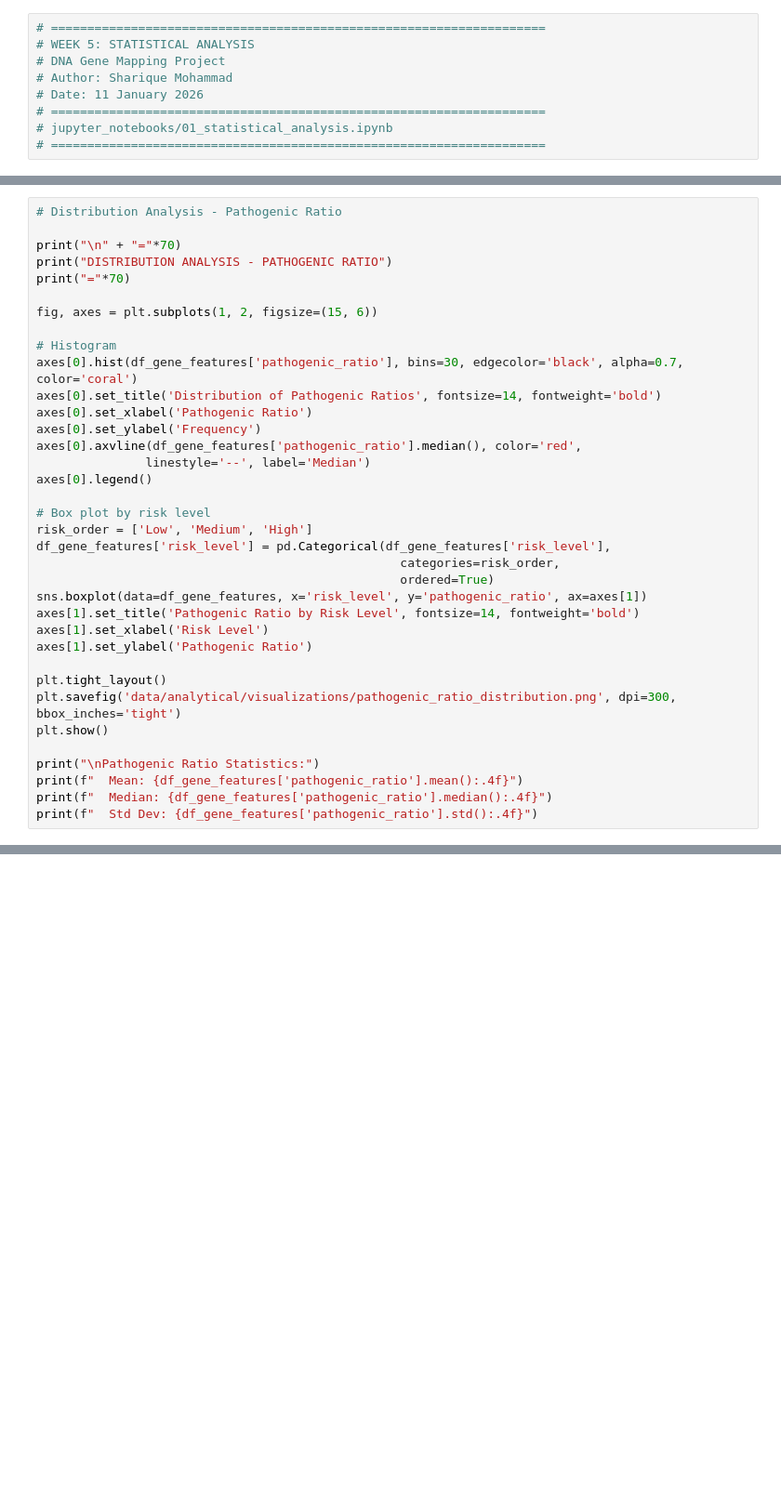
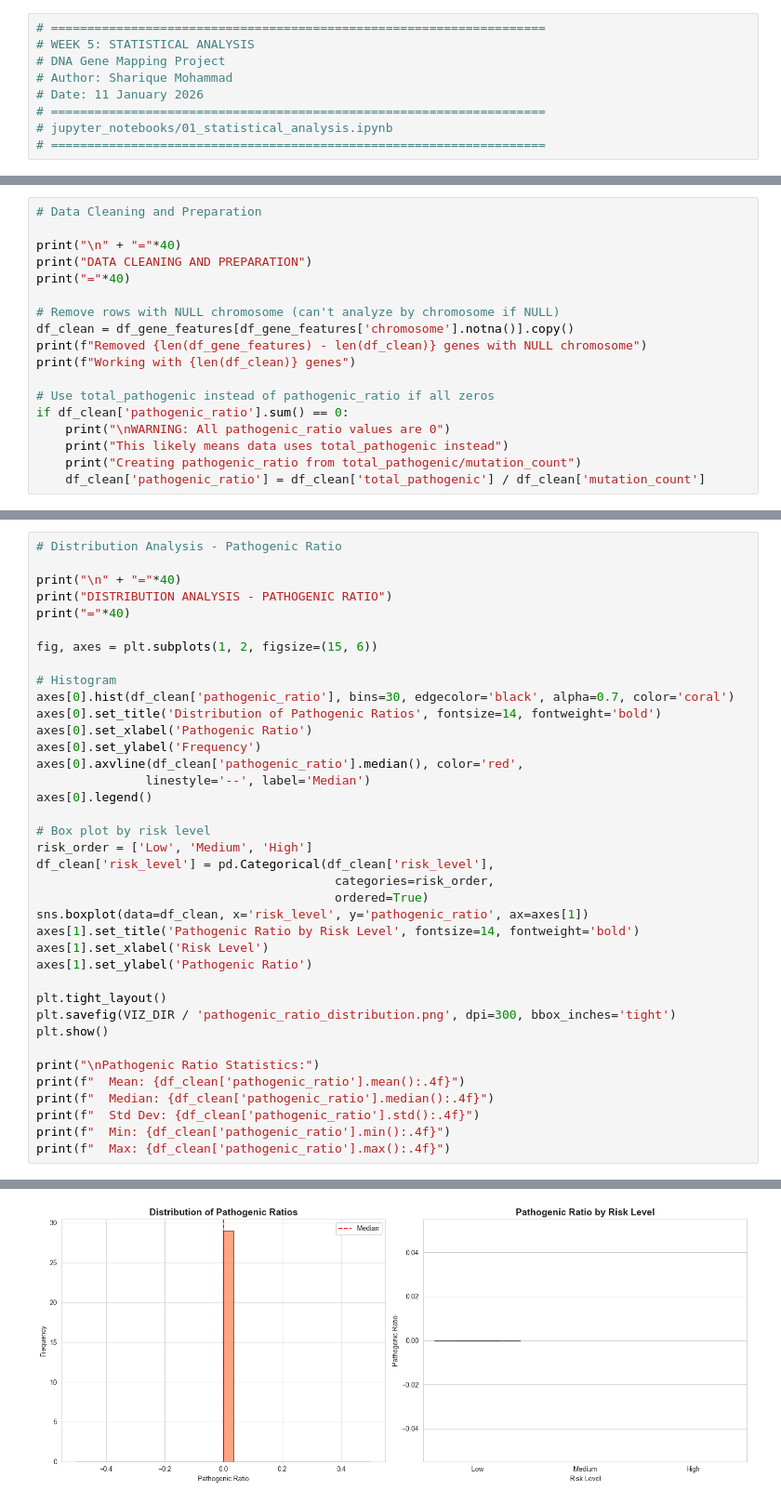
Before and after one commit to shariq02/genomic-variant-data-science-pipeline, a Jupyter notebook: jupyter_notebooks/01_statistical_analysis.ipynb, the cells around one changed output, grey strips where cells are left out. Shown at 93% size. Drawn from its saved outputs; the diff is of its cells as text; blank space fills up the shorter version.

Commit message:
data added + statistical analysis done

```diff
--- a/jupyter_notebooks/01_statistical_analysis.ipynb
+++ b/jupyter_notebooks/01_statistical_analysis.ipynb
@@ -82,0 +101,18 @@ print(f"Loaded {len(df_ml_features)} ML features")
+# %%
+# Data Cleaning and Preparation
+
+print("\n" + "="*40)
+print("DATA CLEANING AND PREPARATION")
+print("="*40)
+
+# Remove rows with NULL chromosome (can't analyze by chromosome if NULL)
+df_clean = df_gene_features[df_gene_features['chromosome'].notna()].copy()
+print(f"Removed {len(df_gene_features) - len(df_clean)} genes with NULL chromosome")
+print(f"Working with {len(df_clean)} genes")
+
+# Use total_pathogenic instead of pathogenic_ratio if all zeros
+if df_clean['pathogenic_ratio'].sum() == 0:
+    print("\nWARNING: All pathogenic_ratio values are 0")
+    print("This likely means data uses total_pathogenic instead")
+    print("Creating pathogenic_ratio from total_pathogenic/mutation_count")
+    df_clean['pathogenic_ratio'] = df_clean['total_pathogenic'] / df_clean['mutation_count']
@@ -167,36 +264,39 @@ else:
 # %%
 # Distribution Analysis - Pathogenic Ratio
 
-print("\n" + "="*70)
+print("\n" + "="*40)
 print("DISTRIBUTION ANALYSIS - PATHOGENIC RATIO")
-print("="*70)
+print("="*40)
 
 fig, axes = plt.subplots(1, 2, figsize=(15, 6))
 
 # Histogram
-axes[0].hist(df_gene_features['pathogenic_ratio'], bins=30, edgecolor='black', alpha=0.7, color='coral')
+axes[0].hist(df_clean['pathogenic_ratio'], bins=30, edgecolor='black', alpha=0.7, color='coral')
 axes[0].set_title('Distribution of Pathogenic Ratios', fontsize=14, fontweight='bold')
 axes[0].set_xlabel('Pathogenic Ratio')
 axes[0].set_ylabel('Frequency')
-axes[0].axvline(df_gene_features['pathogenic_ratio'].median(), color='red',
+axes[0].axvline(df_clean['pathogenic_ratio'].median(), color='red',
                linestyle='--', label='Median')
 axes[0].legend()
 
 # Box plot by risk level
 risk_order = ['Low', 'Medium', 'High']
-df_gene_features['risk_level'] = pd.Categorical(df_gene_features['risk_level'],
-                                                  categories=risk_order,
-                                                  ordered=True)
-sns.boxplot(data=df_gene_features, x='risk_level', y='pathogenic_ratio', ax=axes[1])
+df_clean['risk_level'] = pd.Categorical(df_clean['risk_level'],
+                                         categories=risk_order,
+                                         ordered=True)
+sns.boxplot(data=df_clean, x='risk_level', y='pathogenic_ratio', ax=axes[1])
 axes[1].set_title('Pathogenic Ratio by Risk Level', fontsize=14, fontweight='bold')
 axes[1].set_xlabel('Risk Level')
 axes[1].set_ylabel('Pathogenic Ratio')
 
 plt.tight_layout()
-plt.savefig('data/analytical/visualizations/pathogenic_ratio_distribution.png', dpi=300, bbox_inches='tight')
+plt.savefig(VIZ_DIR / 'pathogenic_ratio_distribution.png', dpi=300, bbox_inches='tight')
 plt.show()
 
 print("\nPathogenic Ratio Statistics:")
-print(f"  Mean: {df_gene_features['pathogenic_ratio'].mean():.4f}")
-print(f"  Median: {df_gene_features['pathogenic_ratio'].median():.4f}")
-print(f"  Std Dev: {df_gene_features['pathogenic_ratio'].std():.4f}")
+print(f"  Mean: {df_clean['pathogenic_ratio'].mean():.4f}")
+print(f"  Median: {df_clean['pathogenic_ratio'].median():.4f}")
+print(f"  Std Dev: {df_clean['pathogenic_ratio'].std():.4f}")
+print(f"  Min: {df_clean['pathogenic_ratio'].min():.4f}")
+print(f"  Max: {df_clean['pathogenic_ratio'].max():.4f}")
+# %% [output]
@@ -202,0 +306 @@ print(f"  Std Dev: {df_gene_features['pathogenic_ratio'].std():.4f}")
+[figure, added]
```
Also changed, not shown: parts of 18 cells of this notebook, 1 other file.
